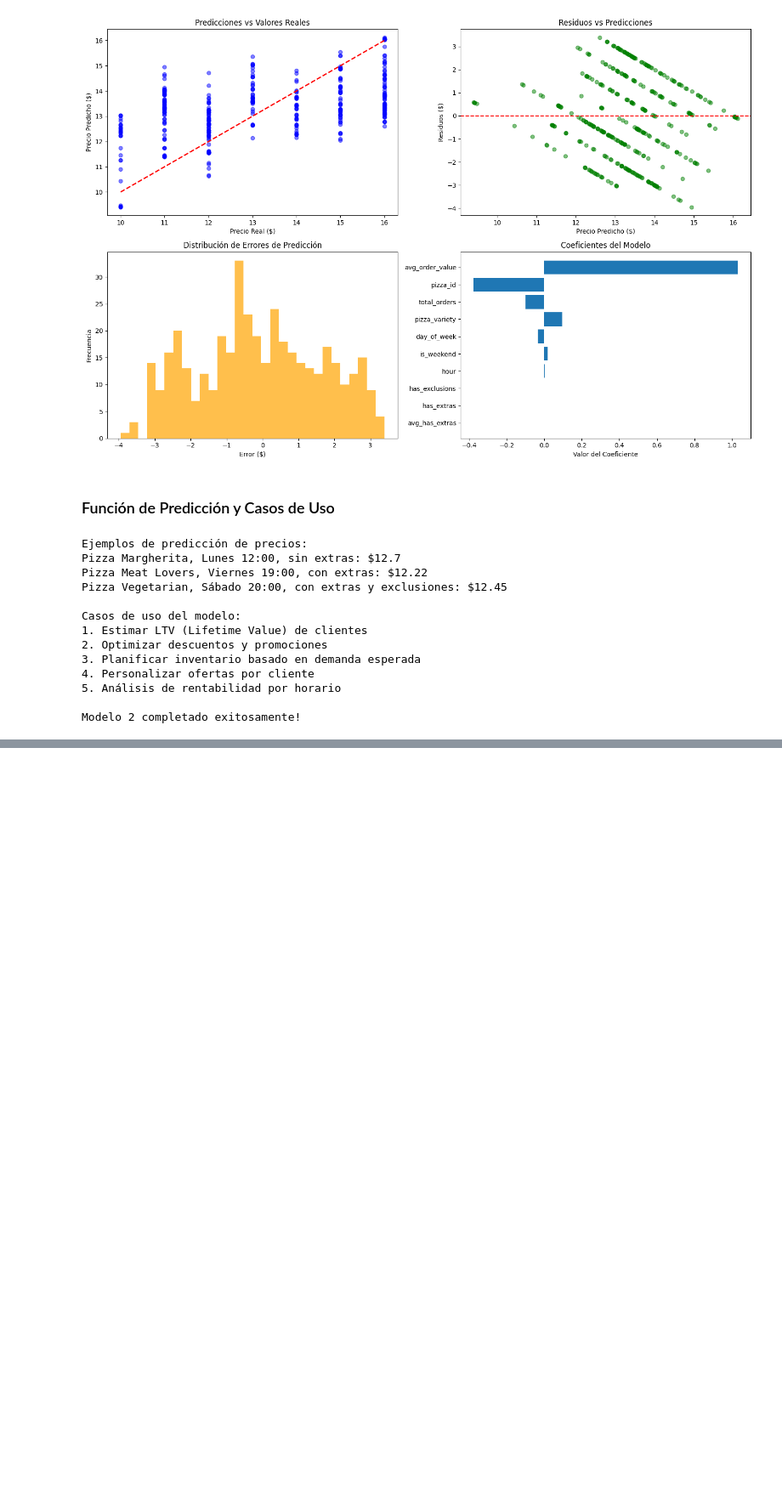
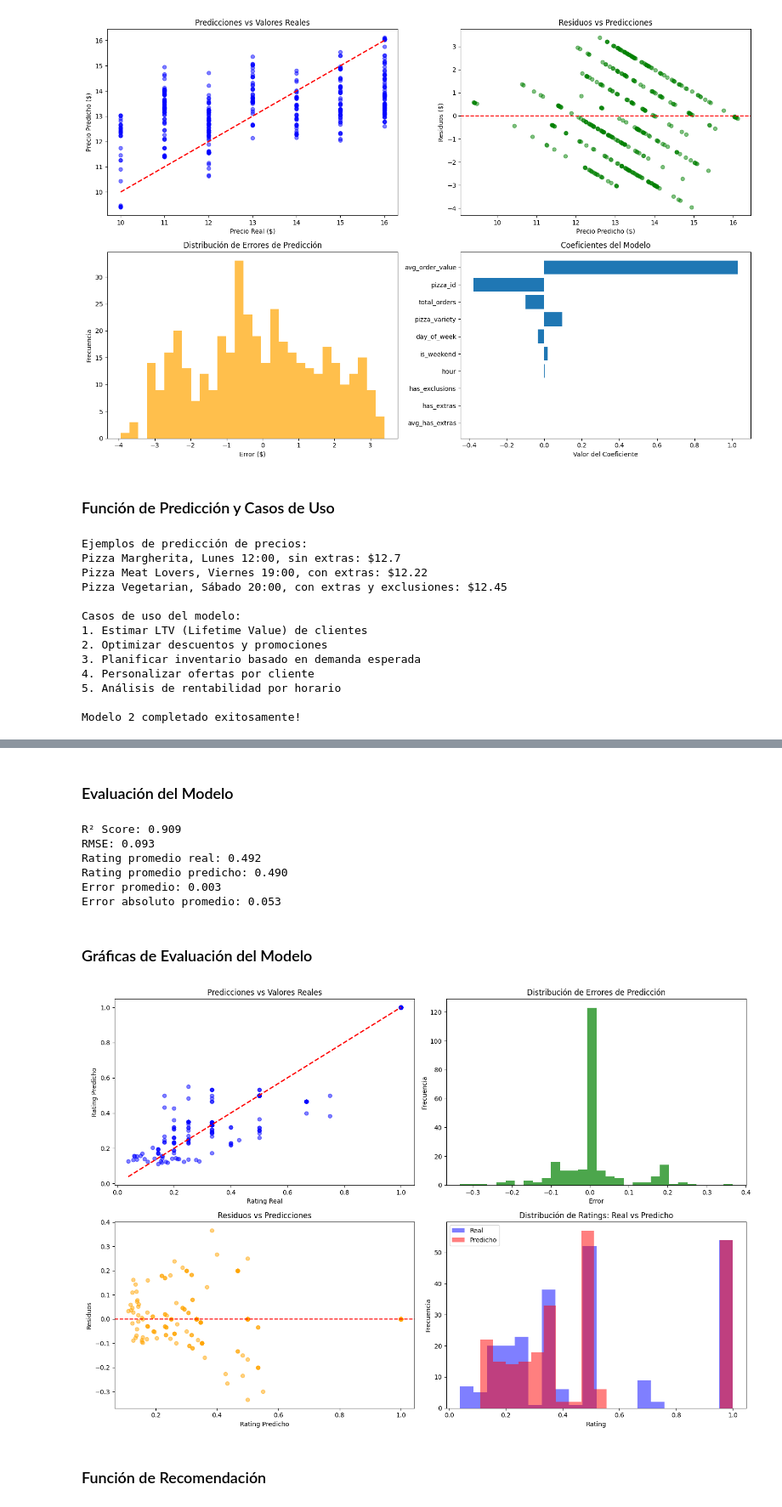
Before and after one commit to MAP0218675/Inteligencia-Artificial-Avanzada, a Jupyter notebook: Copia de Dannys_Pizza_week2_HWK.ipynb, the cells around one changed output, grey strips where cells are left out. Shown at 85% size. Drawn from its saved outputs; the diff is of its cells as text; code cells hidden in the pictures; blank space fills up the shorter version.

```diff
--- a/Copia de Dannys_Pizza_week2_HWK.ipynb
+++ b/Copia de Dannys_Pizza_week2_HWK.ipynb
@@ -2041,0 +2238,65 @@ Modelo 2 completado exitosamente!
+# %% [markdown]
+### Evaluación del Modelo
+# %%
+# Predicciones
+y_pred_knn = knn_model.predict(X_test_knn)
+mse_knn = mean_squared_error(y_test_knn, y_pred_knn)
+r2_knn = r2_score(y_test_knn, y_pred_knn)
+rmse_knn = np.sqrt(mse_knn)
+
+print(f"R² Score: {r2_knn:.3f}")
+print(f"RMSE: {rmse_knn:.3f}")
+print(f"Rating promedio real: {y_test_knn.mean():.3f}")
+print(f"Rating promedio predicho: {y_pred_knn.mean():.3f}")
+
+# Análisis de errores
+errors = y_test_knn - y_pred_knn
+print(f"Error promedio: {errors.mean():.3f}")
+print(f"Error absoluto promedio: {abs(errors).mean():.3f}")
+# %% [output]
+R² Score: 0.909
+RMSE: 0.093
+Rating promedio real: 0.492
+Rating promedio predicho: 0.490
+Error promedio: 0.003
+Error absoluto promedio: 0.053
+# %% [markdown]
+###  Gráficas de Evaluación del Modelo
+# %%
+# Gráficas de evaluación
+fig, axes = plt.subplots(2, 2, figsize=(15, 10))
+
+# Gráfica 1: Predicciones vs Valores reales
+axes[0,0].scatter(y_test_knn, y_pred_knn, alpha=0.5, color='blue')
+axes[0,0].plot([y_test_knn.min(), y_test_knn.max()], [y_test_knn.min(), y_test_knn.max()], 'r--', lw=2)
+axes[0,0].set_title('Predicciones vs Valores Reales')
+axes[0,0].set_xlabel('Rating Real')
+axes[0,0].set_ylabel('Rating Predicho')
+
+# Gráfica 2: Distribución de errores
+axes[0,1].hist(errors, bins=30, alpha=0.7, color='green')
+axes[0,1].set_title('Distribución de Errores de Predicción')
+axes[0,1].set_xlabel('Error')
+axes[0,1].set_ylabel('Frecuencia')
+
+# Gráfica 3: Residuos vs Predicciones
+axes[1,0].scatter(y_pred_knn, errors, alpha=0.5, color='orange')
+axes[1,0].axhline(y=0, color='r', linestyle='--')
+axes[1,0].set_title('Residuos vs Predicciones')
+axes[1,0].set_xlabel('Rating Predicho')
+axes[1,0].set_ylabel('Residuos')
+
+# Gráfica 4: Comparación de distribuciones
+axes[1,1].hist(y_test_knn, bins=20, alpha=0.5, label='Real', color='blue')
+axes[1,1].hist(y_pred_knn, bins=20, alpha=0.5, label='Predicho', color='red')
+axes[1,1].set_title('Distribución de Ratings: Real vs Predicho')
+axes[1,1].set_xlabel('Rating')
+axes[1,1].set_ylabel('Frecuencia')
+axes[1,1].legend()
+
+plt.tight_layout()
+plt.show()
+# %% [output]
+[figure, added]
+# %% [markdown]
+### Función de Recomendación
```
Also changed, not shown: parts of 16 cells of this notebook.
